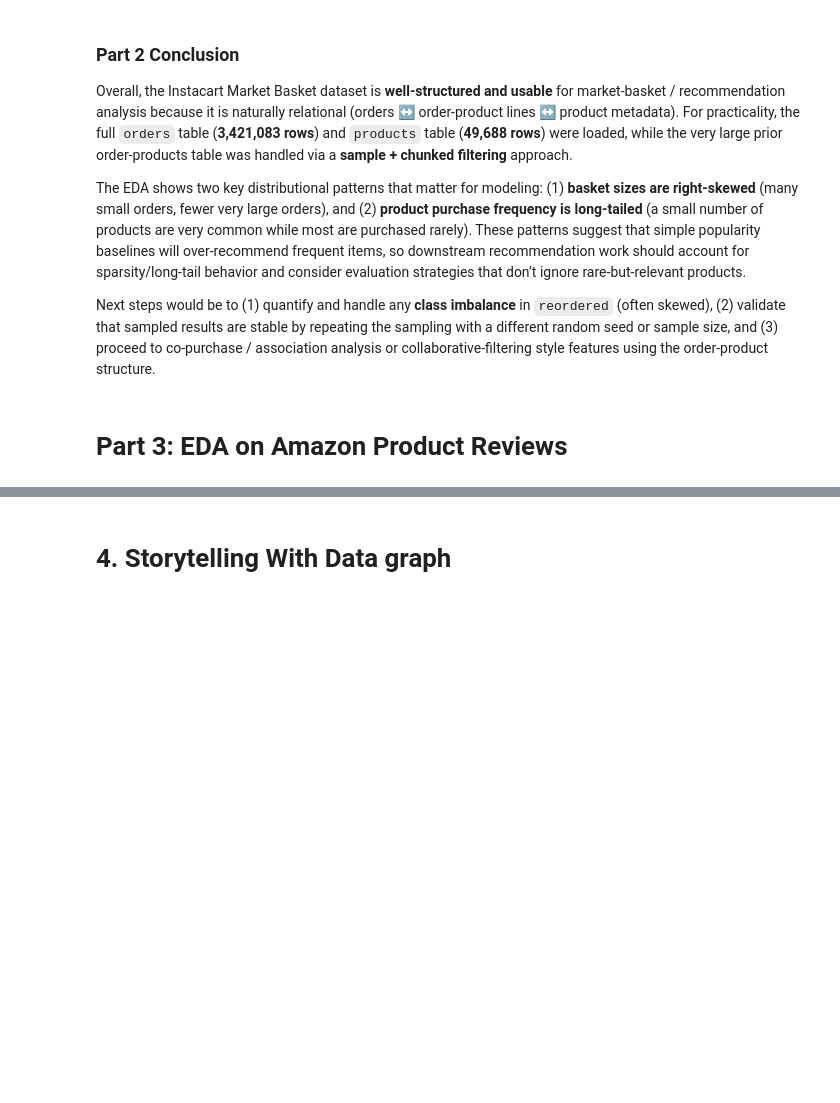
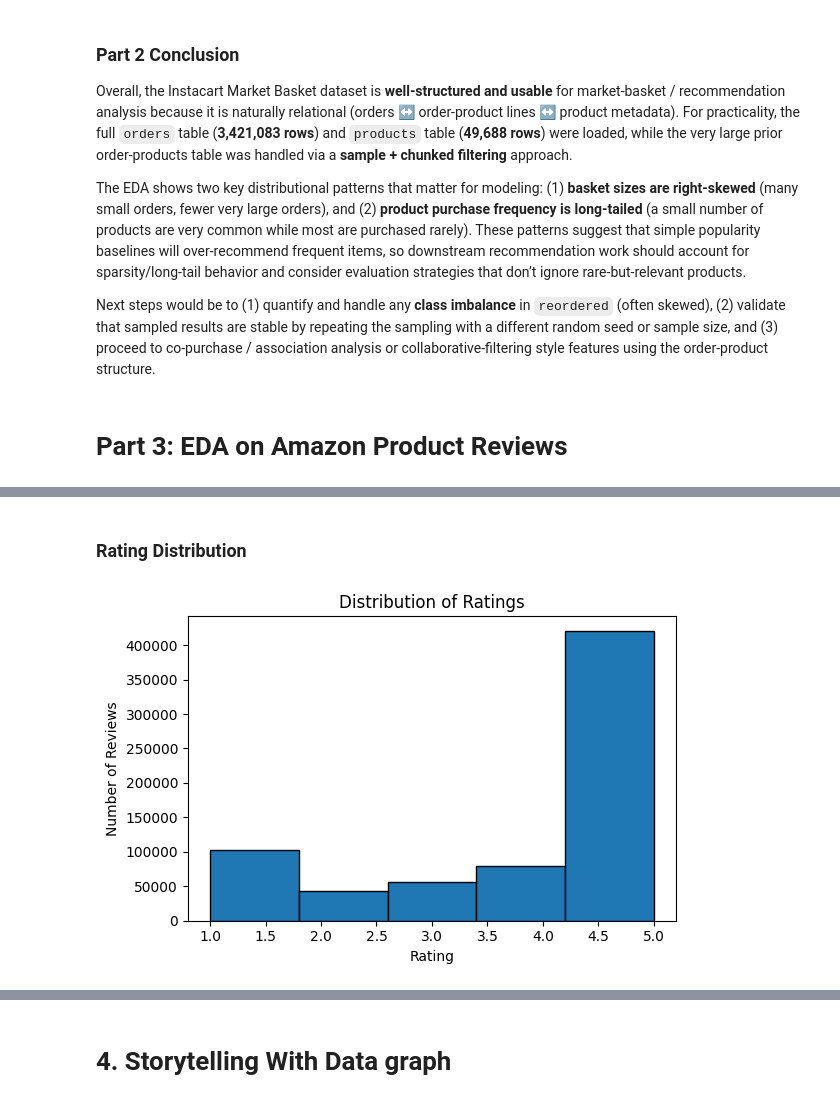
Before and after one commit to RevibeZ/DX699-Mod2-AI-for-Leaders, a Jupyter notebook: OMDS-ModB2-Week2-Pimentel-Erwin.ipynb, the cells around one changed output, grey strips where cells are left out. Saved outputs shown, nothing was run; the diff lists cells and outputs as text; code cells hidden in the pictures; blank space fills up the shorter version.

```diff
--- a/OMDS-ModB2-Week2-Pimentel-Erwin.ipynb
+++ b/OMDS-ModB2-Week2-Pimentel-Erwin.ipynb
@@ -358,0 +368,24 @@ Next steps would be to (1) quantify and handle any **class imbalance** in `reord
+# %%
+# Load Reviews File
+reviews = pd.read_json(
+    "All_Beauty.jsonl.gz",
+    lines=True,
+    compression="gzip"
+)
+
+#Load Meta Files
+meta = pd.read_json(
+    "meta_All_Beauty.jsonl.gz",
+    lines=True,
+    compression="gzip"
+)
+
+# Print out df shape
+print("All_Beauty Meta Data shape:", meta.shape)
+print("All_Beauty Reviews Data shape:", reviews.shape)
+
+# Print head of each df
+print("Meta Data:")
+display(meta.head())
+print("Reviews Data:")
+display(reviews.head())
@@ -358,0 +465,12 @@ Next steps would be to (1) quantify and handle any **class imbalance** in `reord
+# %% [markdown]
+### Rating Distribution
+# %%
+plt.figure(figsize=(6,4))
+plt.hist(reviews["rating"], bins=5, edgecolor='black')
+plt.xlabel("Rating")
+plt.ylabel("Number of Reviews")
+plt.title("Distribution of Ratings")
+plt.tight_layout()
+plt.show()
+# %% [output]
+[figure, added]
```
Also changed, not shown: parts of 20 cells of this notebook.
